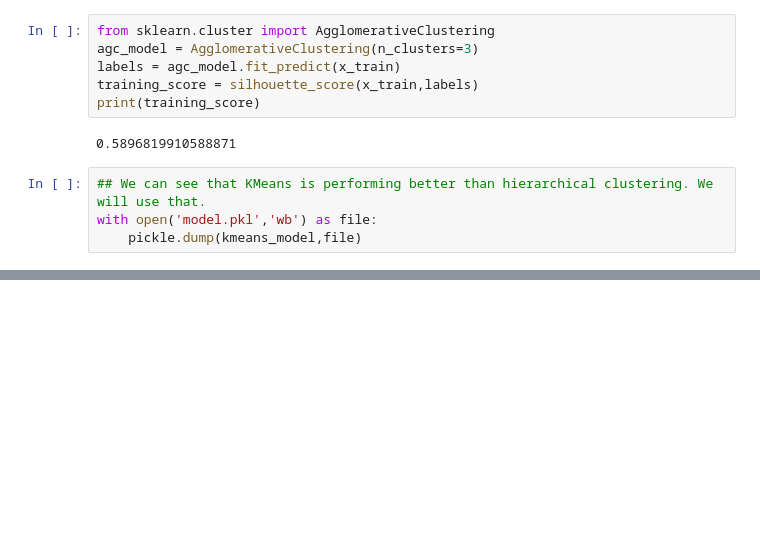
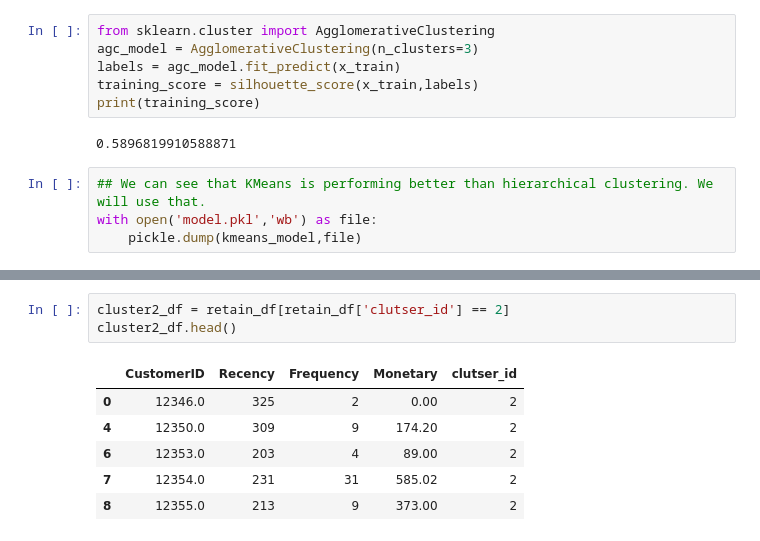
Before and after one commit to DPrashu/Customer-Segmentation, a Jupyter notebook: model_training.ipynb, the cells around one changed output, grey strips where cells are left out. Cells and saved outputs as stored; diff of their text form; blank space fills up the shorter version.

```diff
--- a/model_training.ipynb
+++ b/model_training.ipynb
@@ -172,0 +230,10 @@ with open('model.pkl','wb') as file:
+# %%
+cluster2_df = retain_df[retain_df['clutser_id'] == 2]
+cluster2_df.head()
+# %% [output]
+|  | CustomerID | Recency | Frequency | Monetary | clutser_id |
+| 0 | 12346.0 | 325 | 2 | 0.00 | 2 |
+| 4 | 12350.0 | 309 | 9 | 174.20 | 2 |
+| 6 | 12353.0 | 203 | 4 | 89.00 | 2 |
+| 7 | 12354.0 | 231 | 31 | 585.02 | 2 |
+| 8 | 12355.0 | 213 | 9 | 373.00 | 2 |
```
Also changed, not shown: parts of 9 cells of this notebook, 3 other files.
